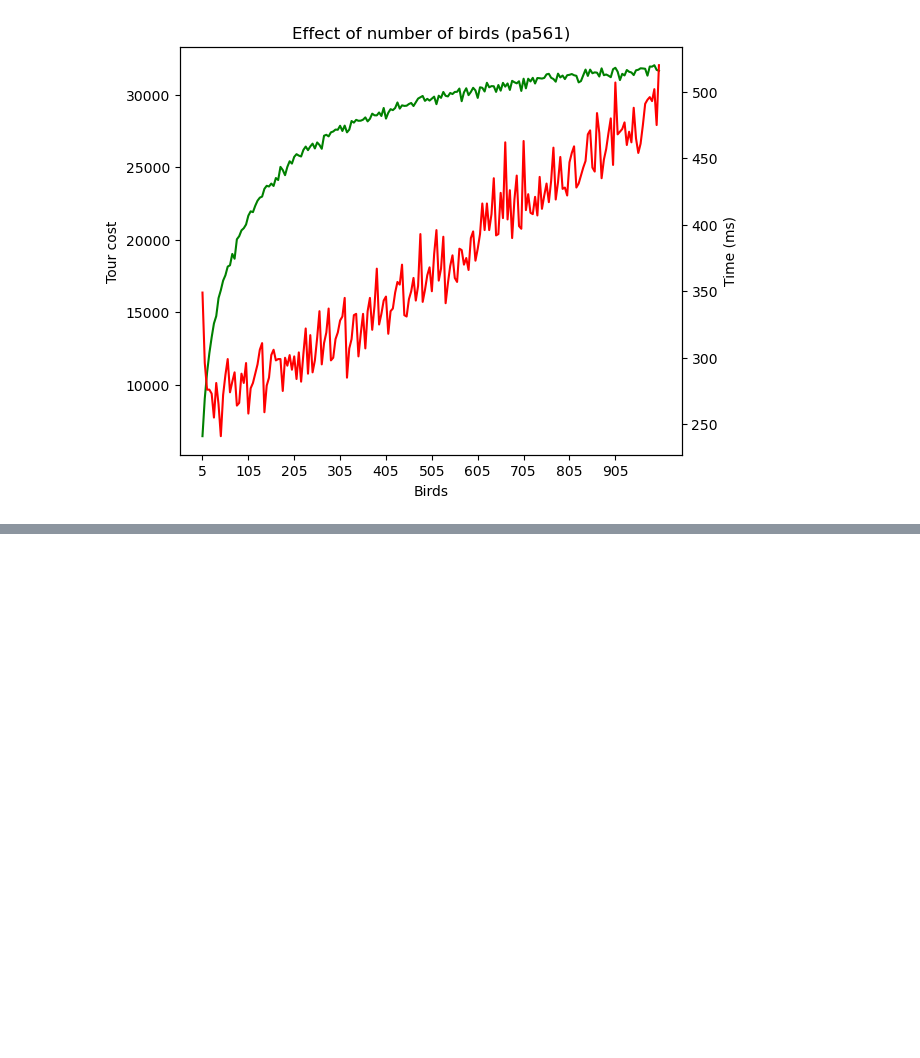
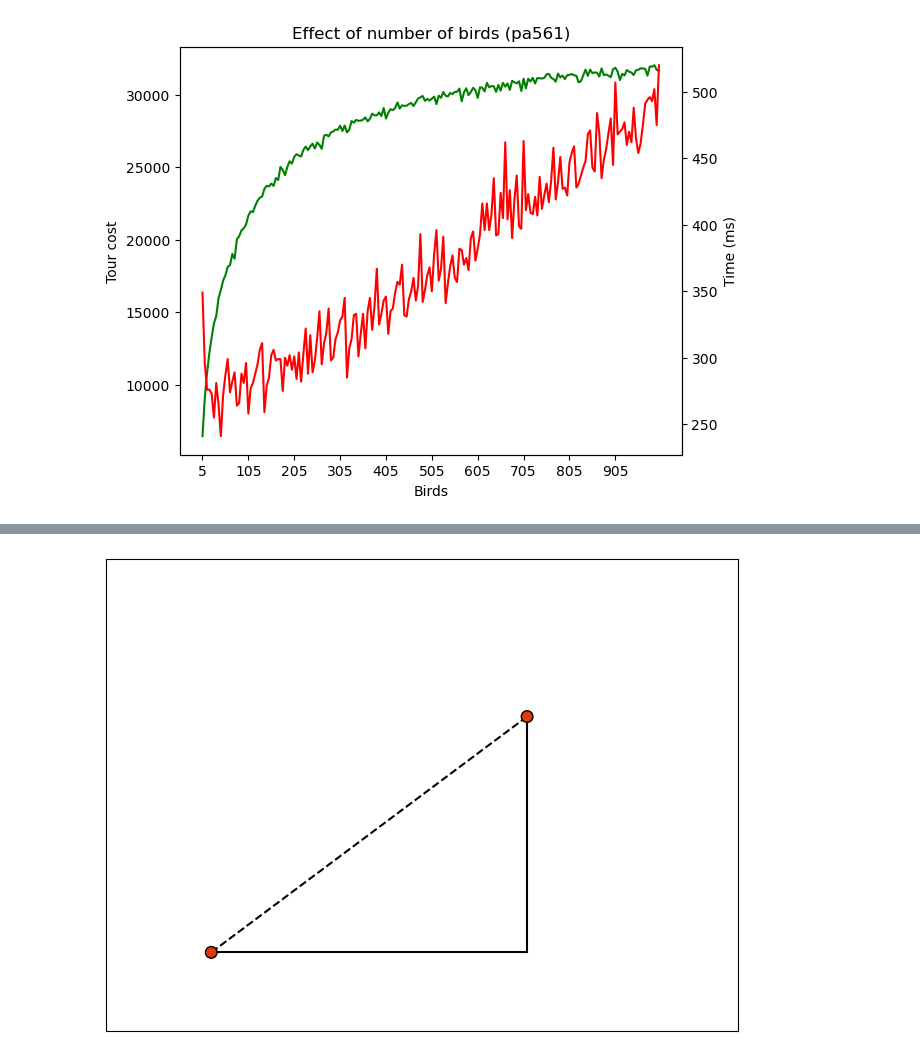
Before and after one commit to TimCares/AFB-Metaheuristic, a Jupyter notebook: src/vis/vis.ipynb, the cells around one changed output, grey strips where cells are left out. Drawn from its saved outputs; the diff is of its cells as text; code cells hidden in the pictures; blank space fills up the shorter version.

```diff
--- a/src/vis/vis.ipynb
+++ b/src/vis/vis.ipynb
@@ -78,0 +149,22 @@ plt.show()
+# %%
+fig, ax1 = plt.subplots(layout='constrained')
+
+
+x=(0.5,0.5)
+y=(2, 2)
+ax1.scatter([x[0], y[0]], [x[1], y[1]], color='#dc3c06', edgecolors='black', zorder=10, s=[70]*2)
+ax1.plot([x[0], y[1]], [x[0], y[1]], color='black', linestyle='--')
+ax1.plot([x[0], y[1]], [x[0], x[0]], color='black')
+ax1.plot([y[1], y[1]], [x[0], y[1]], color='black')
+
+ax1.set_xticks([])
+ax1.set_xticklabels([])
+ax1.set_yticks([])
+ax1.set_yticklabels([])
+
+ax1.set_xlim([0, 3])
+ax1.set_ylim([0, 3])
+
+plt.show()
+# %% [output]
+[figure, added]
```
Also changed, not shown: parts of 3 cells of this notebook, 6 other files.
